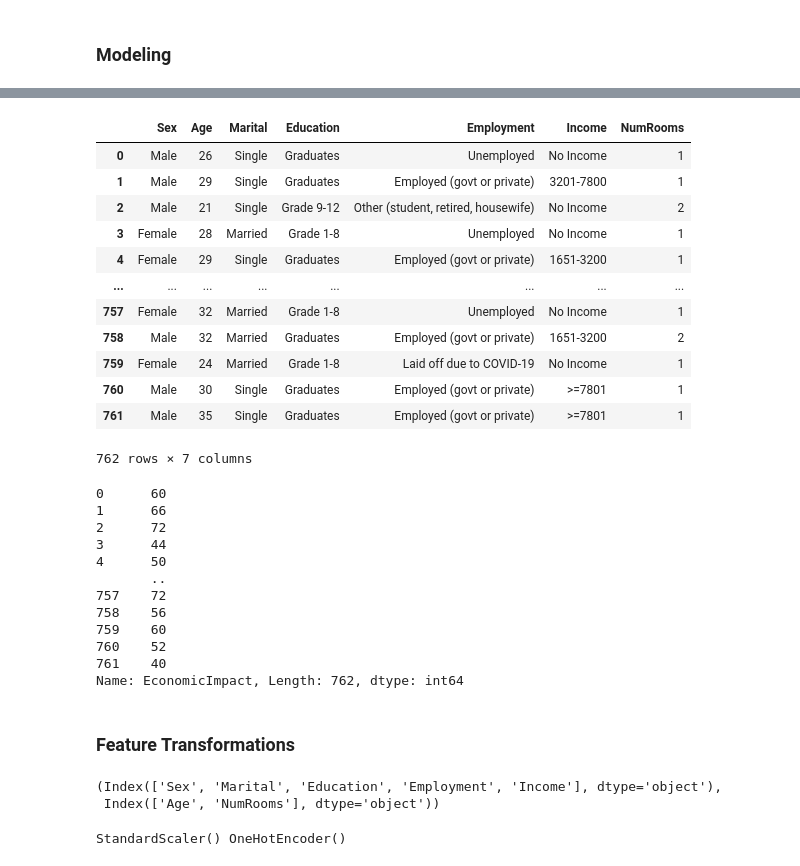
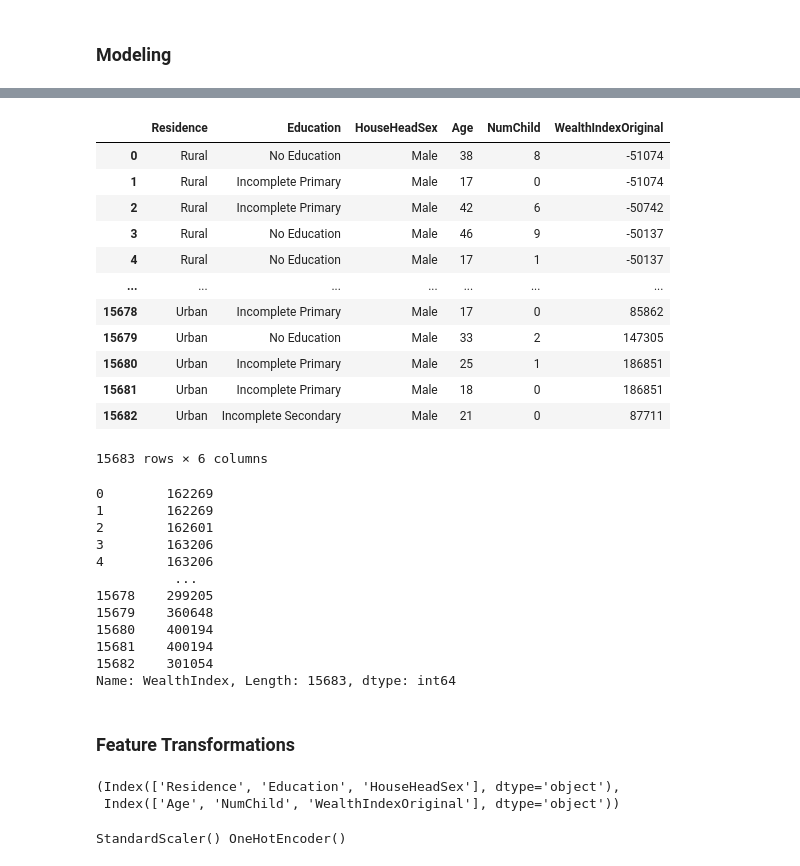
Before and after one commit to awolseid/LR_Project, a Jupyter notebook: notebook/LR4COVID.ipynb, the cells around one changed output, grey strips where cells are left out. Drawn from its saved outputs; the diff is of its cells as text; code cells hidden in the pictures.

```diff
--- a/notebook/LR4COVID.ipynb
+++ b/notebook/LR4COVID.ipynb
@@ -11,6 +11,6 @@ import matplotlib.pyplot as plt
 import warnings
 warnings.filterwarnings('ignore')
 # %%
-df=pd.read_csv("data/ImpactCOVID.csv")
+df=pd.read_csv("data/WomenDHS.csv")
 df
 # %% [output]
@@ -196,38 +191,38 @@ from catboost import CatBoostRegressor
 from xgboost import XGBRegressor
 from sklearn.metrics import mean_absolute_error, mean_squared_error, r2_score
 # %%
-X = df.drop(columns=["UniqueID", "FamilyImpact", "PsychoImpact", "EconomicImpact"])
+X = df.drop(columns=["UniqueID", "WealthIndex"])
 X
 # %% [output]
-|  | Sex | Age | Marital | Education | Employment | Income | NumRooms |
-| 0 | Male | 26 | Single | Graduates | Unemployed | No Income | 1 |
-| 1 | Male | 29 | Single | Graduates | Employed (govt or private) | 3201-7800 | 1 |
-| 2 | Male | 21 | Single | Grade 9-12 | Other (student, retired, housewife) | No Income | 2 |
-| 3 | Female | 28 | Married | Grade 1-8 | Unemployed | No Income | 1 |
-| 4 | Female | 29 | Single | Graduates | Employed (govt or private) | 1651-3200 | 1 |
-| ... | ... | ... | ... | ... | ... | ... | ... |
-| 757 | Female | 32 | Married | Grade 1-8 | Unemployed | No Income | 1 |
-| 758 | Male | 32 | Married | Graduates | Employed (govt or private) | 1651-3200 | 2 |
-| 759 | Female | 24 | Married | Grade 1-8 | Laid off due to COVID-19 | No Income | 1 |
-| 760 | Male | 30 | Single | Graduates | Employed (govt or private) | >=7801 | 1 |
-| 761 | Male | 35 | Single | Graduates | Employed (govt or private) | >=7801 | 1 |
+|  | Residence | Education | HouseHeadSex | Age | NumChild | WealthIndexOriginal |
+| 0 | Rural | No Education | Male | 38 | 8 | -51074 |
+| 1 | Rural | Incomplete Primary | Male | 17 | 0 | -51074 |
+| 2 | Rural | Incomplete Primary | Male | 42 | 6 | -50742 |
+| 3 | Rural | No Education | Male | 46 | 9 | -50137 |
+| 4 | Rural | No Education | Male | 17 | 1 | -50137 |
+| ... | ... | ... | ... | ... | ... | ... |
+| 15678 | Urban | Incomplete Primary | Male | 17 | 0 | 85862 |
+| 15679 | Urban | No Education | Male | 33 | 2 | 147305 |
+| 15680 | Urban | Incomplete Primary | Male | 25 | 1 | 186851 |
+| 15681 | Urban | Incomplete Primary | Male | 18 | 0 | 186851 |
+| 15682 | Urban | Incomplete Secondary | Male | 21 | 0 | 87711 |
-762 rows × 7 columns
+15683 rows × 6 columns
 # %%
-y = df["EconomicImpact"]
+y = df["WealthIndex"]
 y
 # %% [output]
-0      60
-1      66
-2      72
-3      44
-4      50
-       ..
-757    72
-758    56
-759    60
-760    52
-761    40
-Name: EconomicImpact, Length: 762, dtype: int64
+0        162269
+1        162269
+2        162601
+3        163206
+4        163206
+          ...
+15678    299205
+15679    360648
+15680    400194
+15681    400194
+15682    301054
+Name: WealthIndex, Length: 15683, dtype: int64
 # %% [markdown]
 ### Feature Transformations
 # %%
@@ -236,8 +231,8 @@ num_features = X.select_dtypes(exclude="object").columns
 # %%
 cat_features, num_features
 # %% [output]
-(Index(['Sex', 'Marital', 'Education', 'Employment', 'Income'], dtype='object'),
- Index(['Age', 'NumRooms'], dtype='object'))
+(Index(['Residence', 'Education', 'HouseHeadSex'], dtype='object'),
+ Index(['Age', 'NumChild', 'WealthIndexOriginal'], dtype='object'))
 # %%
 from sklearn.preprocessing import OneHotEncoder, StandardScaler
 from sklearn.compose import ColumnTransformer
```
Also changed, not shown: parts of 17 cells of this notebook, 27 other files.
